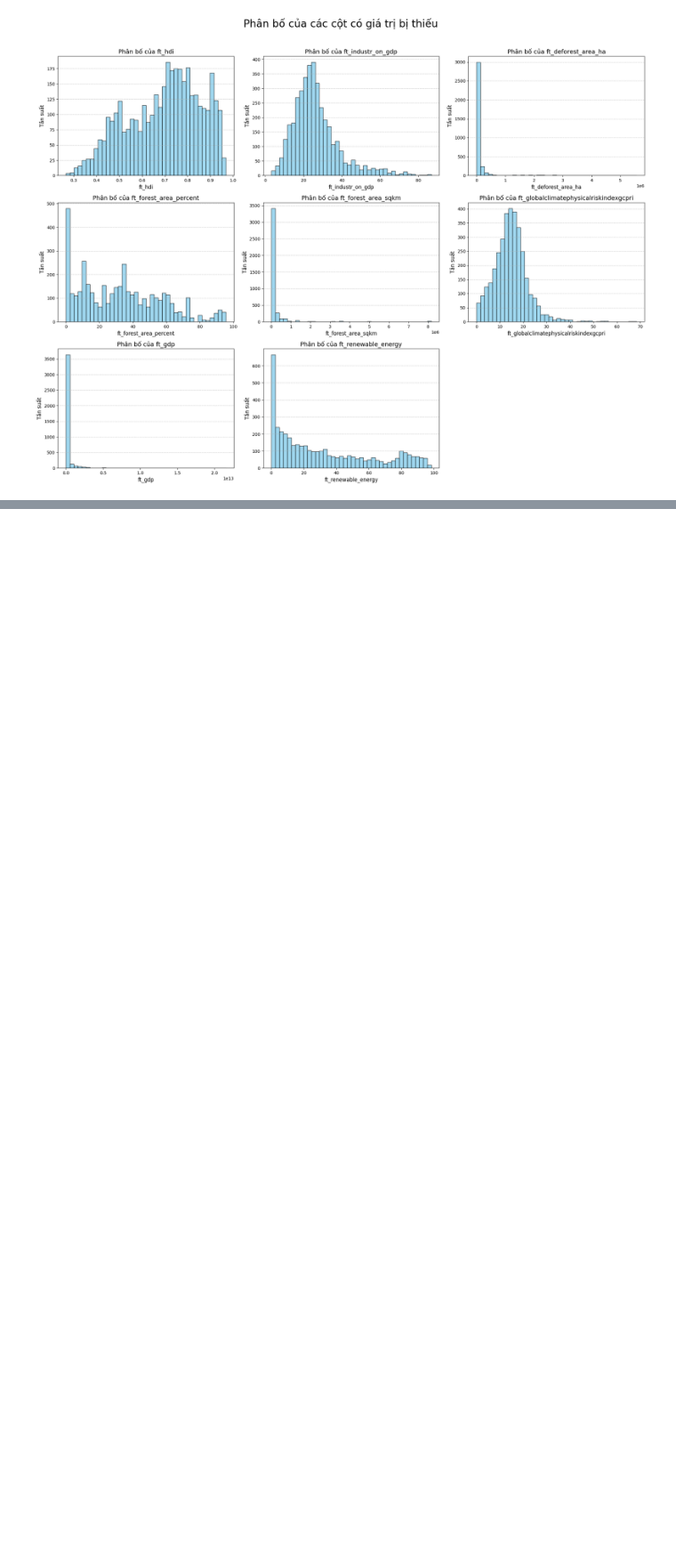
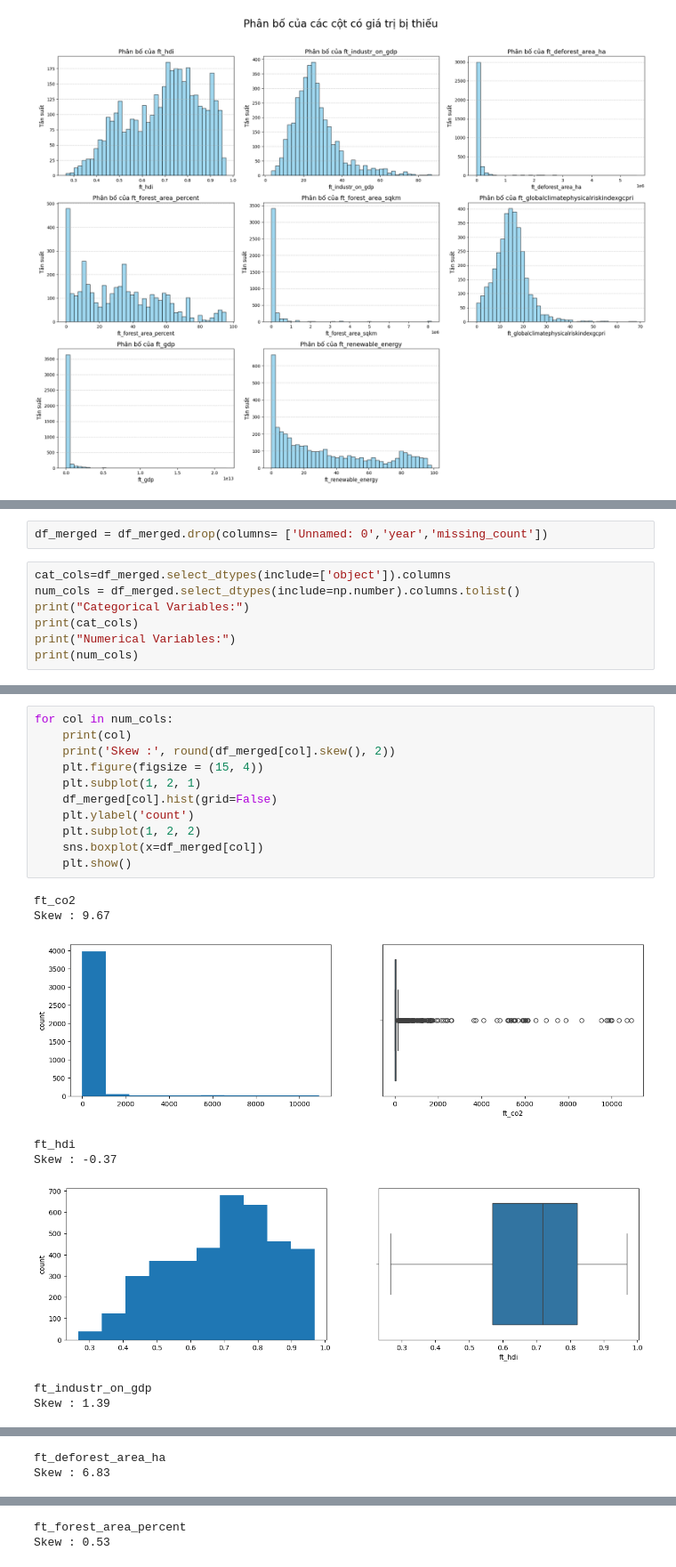
Before and after one commit to lengocan/Analysis_CO2_Emission_Prj, a Jupyter notebook: eda.ipynb, the cells around one changed output, grey strips where cells are left out. Shown at 89% size. Saved outputs shown, nothing was run; the diff lists cells and outputs as text; blank space fills up the shorter version.

```diff
--- a/eda.ipynb
+++ b/eda.ipynb
@@ -606,0 +616,9 @@ plt.show()
+# %%
+df_merged = df_merged.drop(columns= ['Unnamed: 0','year','missing_count'])
+# %%
+cat_cols=df_merged.select_dtypes(include=['object']).columns
+num_cols = df_merged.select_dtypes(include=np.number).columns.tolist()
+print("Categorical Variables:")
+print(cat_cols)
+print("Numerical Variables:")
+print(num_cols)
@@ -606,0 +630,20 @@ plt.show()
+# %%
+for col in num_cols:
+    print(col)
+    print('Skew :', round(df_merged[col].skew(), 2))
+    plt.figure(figsize = (15, 4))
+    plt.subplot(1, 2, 1)
+    df_merged[col].hist(grid=False)
+    plt.ylabel('count')
+    plt.subplot(1, 2, 2)
+    sns.boxplot(x=df_merged[col])
+    plt.show()
+# %% [output]
+ft_co2
+Skew : 9.67
+[figure, added]
+ft_hdi
+Skew : -0.37
+[figure, added]
+ft_industr_on_gdp
+Skew : 1.39
@@ -606,0 +651,2 @@ plt.show()
+ft_deforest_area_ha
+Skew : 6.83
@@ -606,0 +654,2 @@ plt.show()
+ft_forest_area_percent
+Skew : 0.53
```
Also changed, not shown: parts of 25 cells of this notebook, 2 other files.
